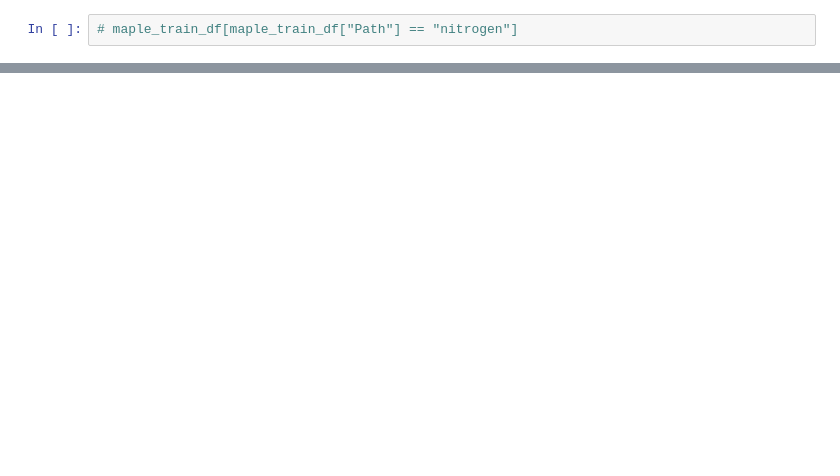
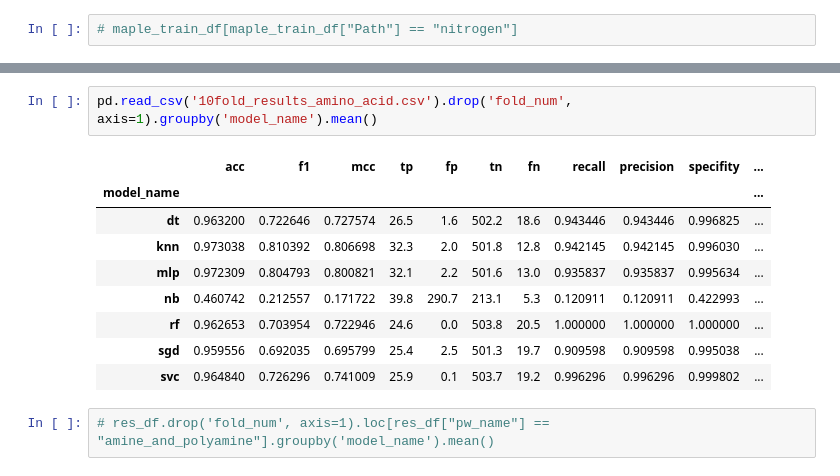
Before and after one commit to fatihkykc/MLinBIOINF, a Jupyter notebook: MLBIONF/Modelling.ipynb, the cells around one changed output, grey strips where cells are left out. Saved outputs shown, nothing was run; the diff lists cells and outputs as text; blank space fills up the shorter version.

```diff
--- a/MLBIONF/Modelling.ipynb
+++ b/MLBIONF/Modelling.ipynb
@@ -154,2 +181,16 @@ pd.read_csv('10fold_results.csv').drop('fold_num', axis=1).groupby('model_name')
+# %%
+pd.read_csv('10fold_results_amino_acid.csv').drop('fold_num', axis=1).groupby('model_name').mean()
+# %% [output]
+|  | acc | f1 | mcc | tp | fp | tn | fn | recall | precision | specifity | ... |
+| model_name |  |  |  |  |  |  |  |  |  |  | ... |
+| dt | 0.963200 | 0.722646 | 0.727574 | 26.5 | 1.6 | 502.2 | 18.6 | 0.943446 | 0.943446 | 0.996825 | ... |
+| knn | 0.973038 | 0.810392 | 0.806698 | 32.3 | 2.0 | 501.8 | 12.8 | 0.942145 | 0.942145 | 0.996030 | ... |
+| mlp | 0.972309 | 0.804793 | 0.800821 | 32.1 | 2.2 | 501.6 | 13.0 | 0.935837 | 0.935837 | 0.995634 | ... |
+| nb | 0.460742 | 0.212557 | 0.171722 | 39.8 | 290.7 | 213.1 | 5.3 | 0.120911 | 0.120911 | 0.422993 | ... |
+| rf | 0.962653 | 0.703954 | 0.722946 | 24.6 | 0.0 | 503.8 | 20.5 | 1.000000 | 1.000000 | 1.000000 | ... |
+| sgd | 0.959556 | 0.692035 | 0.695799 | 25.4 | 2.5 | 501.3 | 19.7 | 0.909598 | 0.909598 | 0.995038 | ... |
+| svc | 0.964840 | 0.726296 | 0.741009 | 25.9 | 0.1 | 503.7 | 19.2 | 0.996296 | 0.996296 | 0.999802 | ... |
+# %%
+# res_df.drop('fold_num', axis=1).loc[res_df["pw_name"] == "amine_and_polyamine"].groupby('model_name').mean()
 # %%
 # The best classifiers for each metabolic pathway were ranked using the Kruskal-Wallis test.
```
Also changed, not shown: parts of 20 cells of this notebook, 9 other files.
